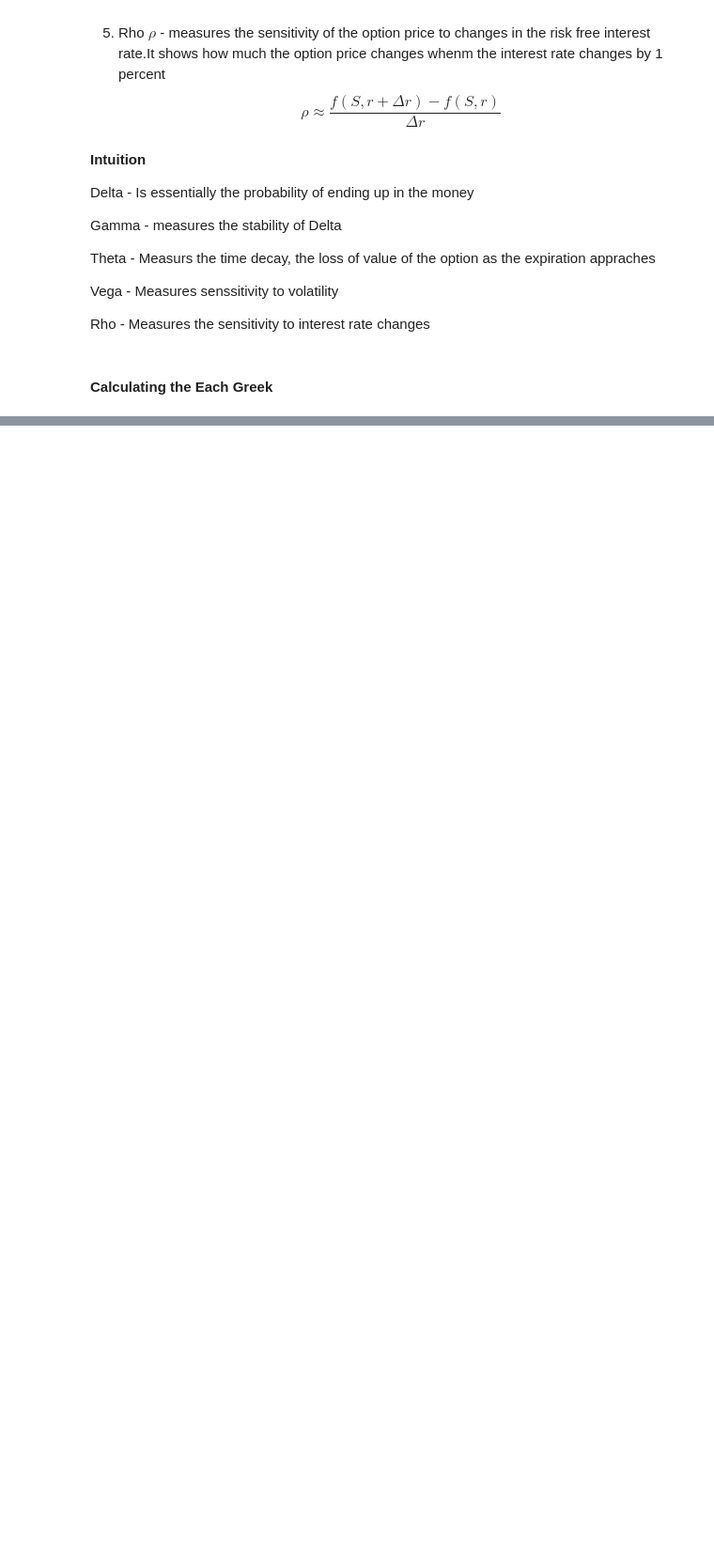
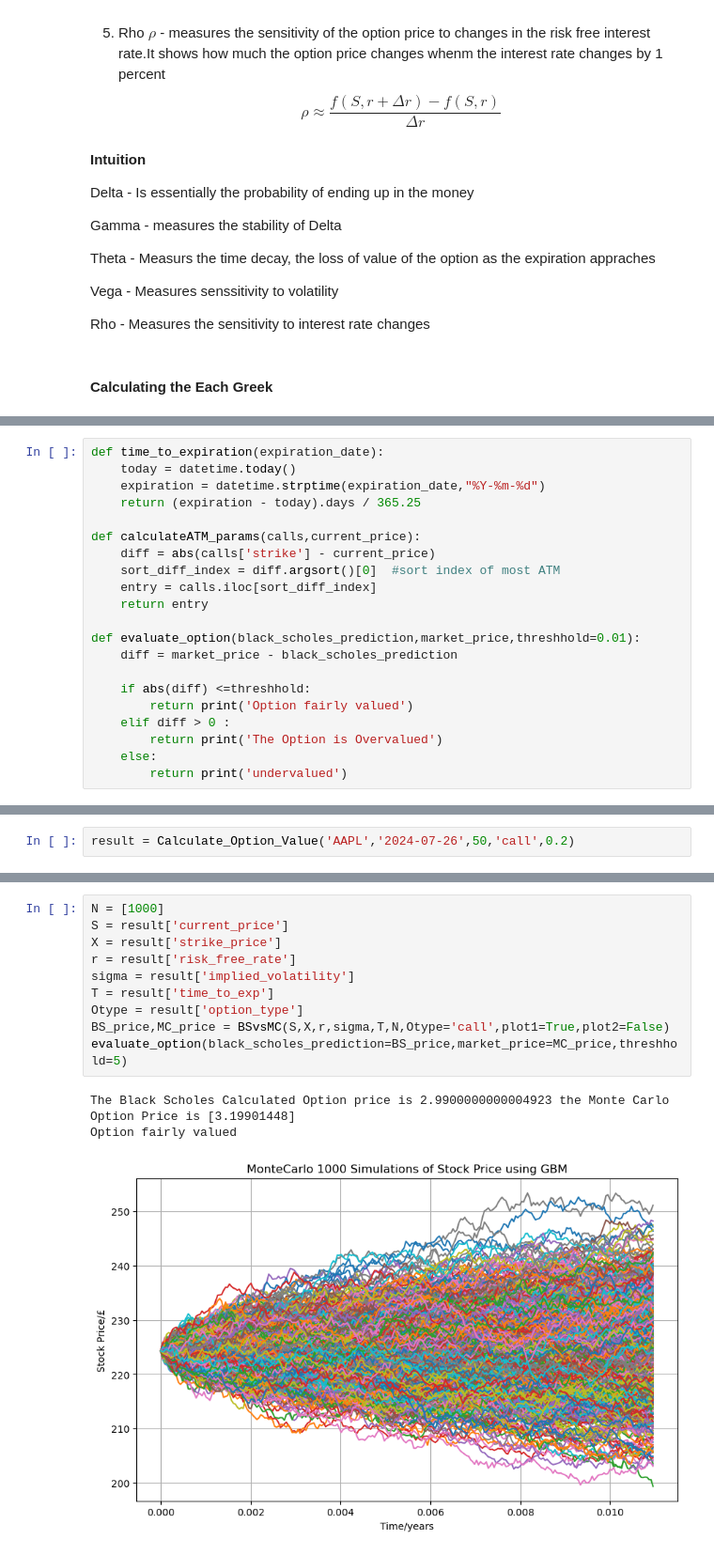
Before and after one commit to LilacOrchid/BlackScholesMonteCarlo, a Jupyter notebook: Black Scholes.ipynb, the cells around one changed output, grey strips where cells are left out. Shown at 94% size. Saved outputs shown, nothing was run; the diff lists cells and outputs as text; blank space fills up the shorter version.

```diff
--- a/Black Scholes.ipynb
+++ b/Black Scholes.ipynb
@@ -442,0 +510,21 @@ Date
+# %%
+def time_to_expiration(expiration_date):
+    today = datetime.today()
+    expiration = datetime.strptime(expiration_date,"%Y-%m-%d")
+    return (expiration - today).days / 365.25
+
+def calculateATM_params(calls,current_price):
+    diff = abs(calls['strike'] - current_price)
+    sort_diff_index = diff.argsort()[0]  #sort index of most ATM
+    entry = calls.iloc[sort_diff_index]
+    return entry
+
+def evaluate_option(black_scholes_prediction,market_price,threshhold=0.01):
+    diff = market_price - black_scholes_prediction
+
+    if abs(diff) <=threshhold:
+        return print('Option fairly valued')
+    elif diff > 0 :
+        return print('The Option is Overvalued')
+    else:
+        return print('undervalued')
@@ -442,0 +578,2 @@ Date
+# %%
+result = Calculate_Option_Value('AAPL','2024-07-26',50,'call',0.2)
@@ -442,0 +595,14 @@ Date
+# %%
+N = [1000]
+S = result['current_price']
+X = result['strike_price']
+r = result['risk_free_rate']
+sigma = result['implied_volatility']
+T = result['time_to_exp']
+Otype = result['option_type']
+BS_price,MC_price = BSvsMC(S,X,r,sigma,T,N,Otype='call',plot1=True,plot2=False)
+evaluate_option(black_scholes_prediction=BS_price,market_price=MC_price,threshhold=5)
+# %% [output]
+The Black Scholes Calculated Option price is 2.9900000000004923 the Monte Carlo Option Price is [3.19901448]
+Option fairly valued
+[figure, added]
```
Also changed, not shown: parts of 41 cells of this notebook.
